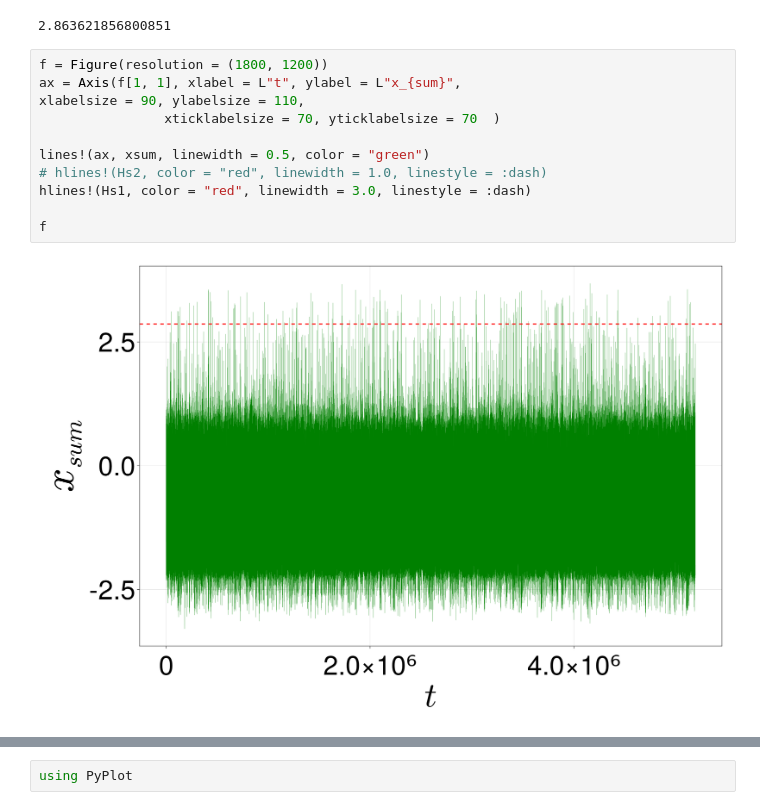
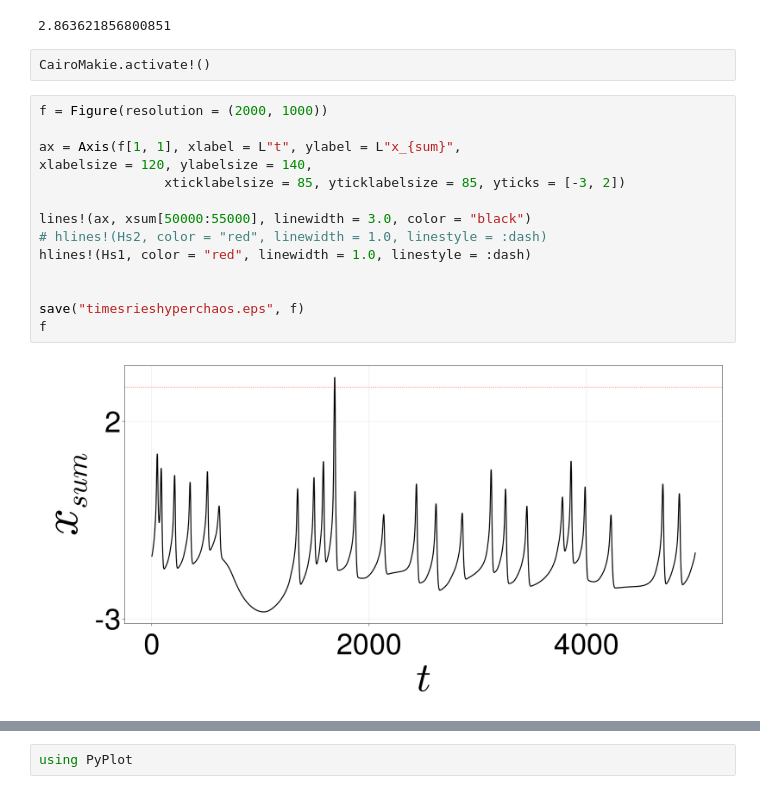
Before and after one commit to SergeyNovak777/dynamical-systems, a Jupyter notebook: Hindmarrh Rose/probablity density function/PDF hyperchaos.ipynb, the cells around one changed output, grey strips where cells are left out. Drawn from its saved outputs; the diff is of its cells as text.

```diff
--- a/Hindmarrh Rose/probablity density function/PDF hyperchaos.ipynb
+++ b/Hindmarrh Rose/probablity density function/PDF hyperchaos.ipynb
@@ -173,17 +173,22 @@ after: 5191585
 Hs1 = Hs(xsum, 6)
 # %% [output]
 2.863621856800851
+# %%
+CairoMakie.activate!()
 # %%
-f = Figure(resolution = (1800, 1200))
+f = Figure(resolution = (2000, 1000))
+
 ax = Axis(f[1, 1], xlabel = L"t", ylabel = L"x_{sum}",
-xlabelsize = 90, ylabelsize = 110,
-                xticklabelsize = 70, yticklabelsize = 70  )
+xlabelsize = 120, ylabelsize = 140,
+                xticklabelsize = 85, yticklabelsize = 85, yticks = [-3, 2])
 
-lines!(ax, xsum, linewidth = 0.5, color = "green")
+lines!(ax, xsum[50000:55000], linewidth = 3.0, color = "black")
 # hlines!(Hs2, color = "red", linewidth = 1.0, linestyle = :dash)
-hlines!(Hs1, color = "red", linewidth = 3.0, linestyle = :dash)
+hlines!(Hs1, color = "red", linewidth = 1.0, linestyle = :dash)
 
+
+save("timesrieshyperchaos.eps", f)
 f
 # %% [output]
-[figure, old version]
+[figure, new version]
 # %%
```
Also changed, not shown: parts of 7 cells of this notebook, 15 other files.
